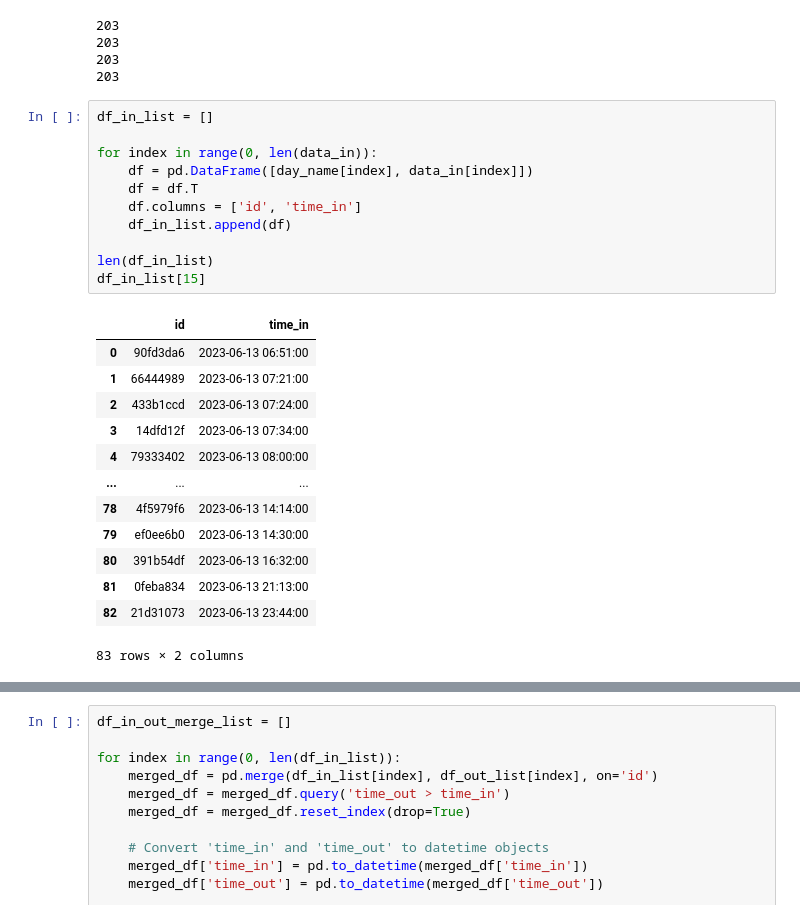
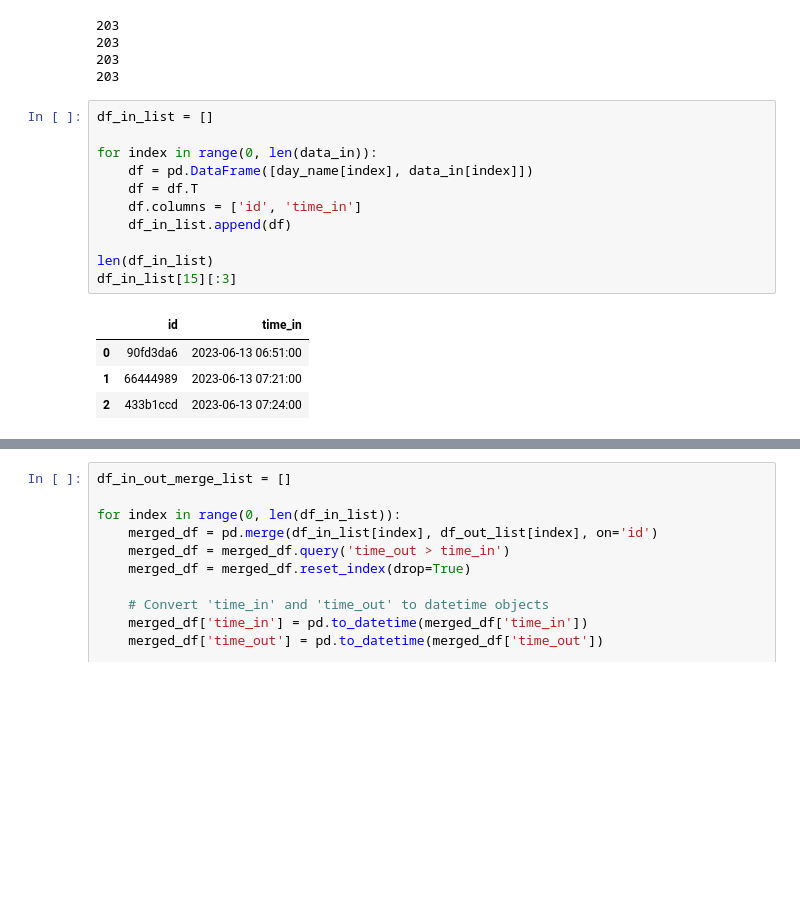
Before and after one commit to olgapoletkina/RVT_license_analysis, a Jupyter notebook: Revit__license_use_analysis.ipynb, the cells around one changed output, grey strips where cells are left out. Saved outputs shown, nothing was run; the diff lists cells and outputs as text; blank space fills up the shorter version.

```diff
--- a/Revit__license_use_analysis.ipynb
+++ b/Revit__license_use_analysis.ipynb
@@ -551,28 +509,19 @@ print(len(day_name_out))
 # %%
 df_in_list = []
 
 for index in range(0, len(data_in)):
     df = pd.DataFrame([day_name[index], data_in[index]])
     df = df.T
     df.columns = ['id', 'time_in']
     df_in_list.append(df)
 
 len(df_in_list)
-df_in_list[15]
+df_in_list[15][:3]
 # %% [output]
 |  | id | time_in |
 | 0 | 90fd3da6 | 2023-06-13 06:51:00 |
 | 1 | 66444989 | 2023-06-13 07:21:00 |
 | 2 | 433b1ccd | 2023-06-13 07:24:00 |
-| 3 | 14dfd12f | 2023-06-13 07:34:00 |
-| 4 | 79333402 | 2023-06-13 08:00:00 |
-| ... | ... | ... |
-| 78 | 4f5979f6 | 2023-06-13 14:14:00 |
-| 79 | ef0ee6b0 | 2023-06-13 14:30:00 |
-| 80 | 391b54df | 2023-06-13 16:32:00 |
-| 81 | 0feba834 | 2023-06-13 21:13:00 |
-| 82 | 21d31073 | 2023-06-13 23:44:00 |
-83 rows × 2 columns
 # %%
 df_out_list = []
 
```
Also changed, not shown: parts of 16 cells of this notebook, 1 other file.
